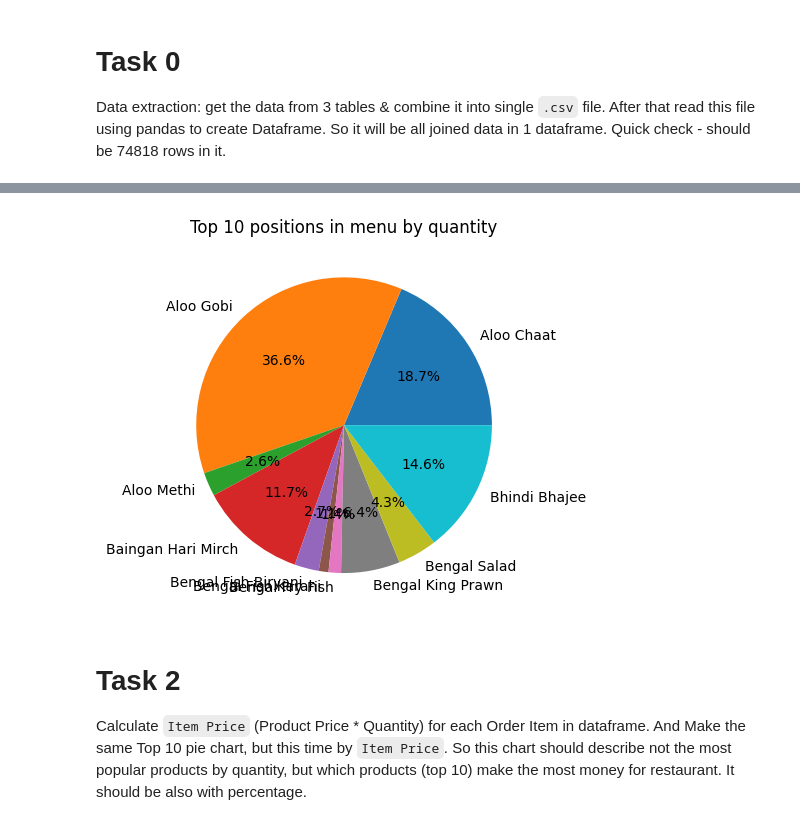
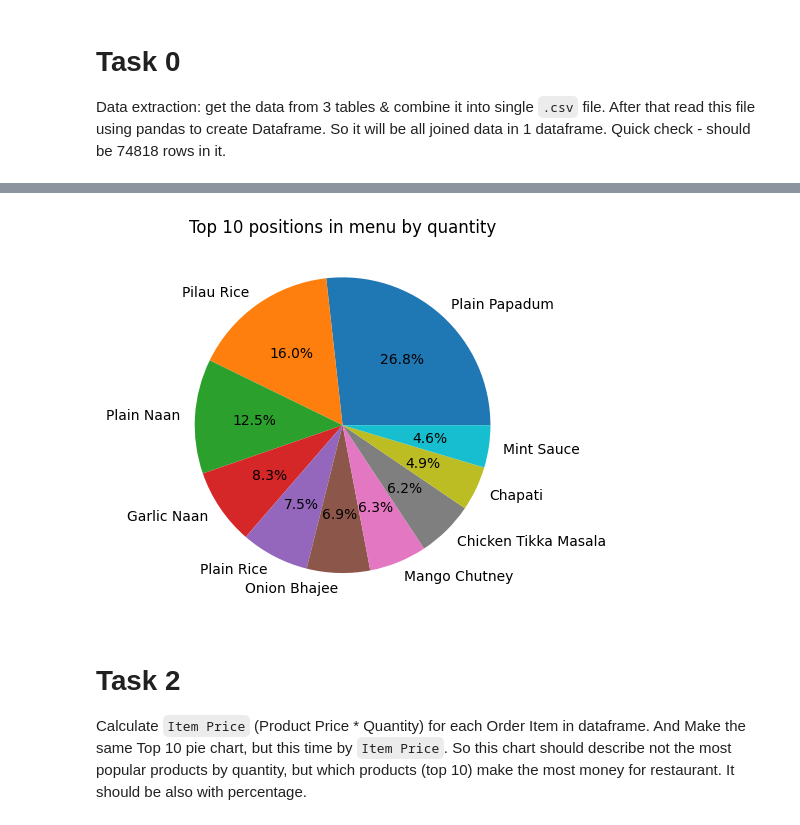
Before and after one commit to msymonovych/py-restaurant-data-analysis, a Jupyter notebook: app/main.ipynb, the cells around one changed output, grey strips where cells are left out. Drawn from its saved outputs; the diff is of its cells as text; code cells hidden in the pictures.

```diff
--- a/app/main.ipynb
+++ b/app/main.ipynb
@@ -29,13 +29,13 @@ Example:
 
 ![pie chart](../demo/pie.png)
 # %%
-top_ten = df.sort_values(by="quantity", ascending=False).groupby("name").sum().head(10)
+top_ten = df.groupby("name").sum().sort_values(by="quantity", ascending=False).head(10)
 
 plt.pie(top_ten["quantity"], labels=top_ten.index, autopct="%1.1f%%")
 plt.title("Top 10 positions in menu by quantity")
 plt.show()
 # %% [output]
-[figure, old version]
+[figure, new version]
 # %% [markdown]
 # Task 2
 Calculate `Item Price` (Product Price * Quantity) for each Order Item in dataframe.
```
Also changed, not shown: parts of 3 cells of this notebook.
